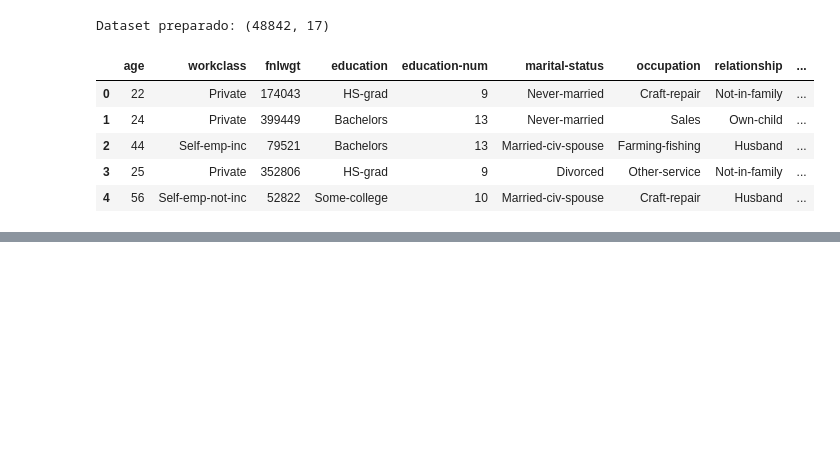
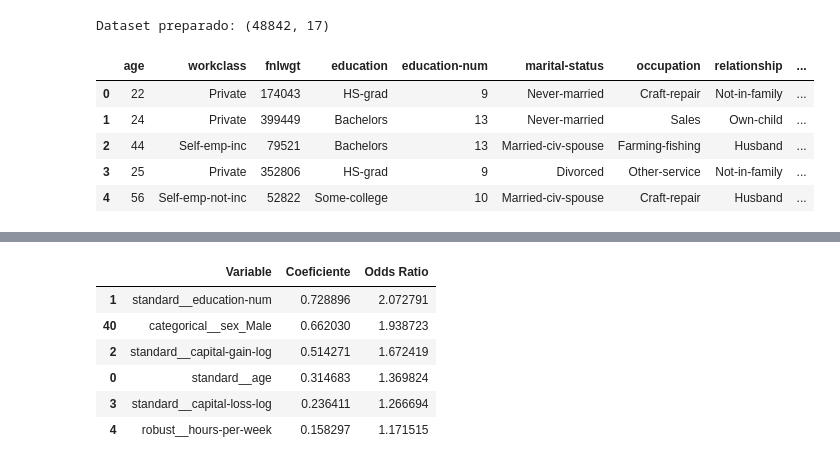
Before and after one commit to nikolevillaloboss/proyecto_final_ml, a Jupyter notebook: notebooks/03_regresion_logistica.ipynb, the cells around one changed output, grey strips where cells are left out. Cells and saved outputs as stored; diff of their text form; code cells hidden in the pictures; blank space fills up the shorter version.

```diff
--- a/notebooks/03_regresion_logistica.ipynb
+++ b/notebooks/03_regresion_logistica.ipynb
@@ -306,0 +426,25 @@ AUC-ROC: 0.8958
+# %%
+# ============================================================
+# Interpretación de variables numéricas y categórica binaria
+# ============================================================
+
+selected_interpretation_variables = [
+    "standard__age",
+    "standard__education-num",
+    "standard__capital-gain-log",
+    "standard__capital-loss-log",
+    "robust__hours-per-week",
+    "categorical__sex_Male"
+]
+
+selected_coef_df = coef_df[coef_df["Variable"].isin(selected_interpretation_variables)].copy()
+
+selected_coef_df
+# %% [output]
+|  | Variable | Coeficiente | Odds Ratio |
+| 1 | standard__education-num | 0.728896 | 2.072791 |
+| 40 | categorical__sex_Male | 0.662030 | 1.938723 |
+| 2 | standard__capital-gain-log | 0.514271 | 1.672419 |
+| 0 | standard__age | 0.314683 | 1.369824 |
+| 3 | standard__capital-loss-log | 0.236411 | 1.266694 |
+| 4 | robust__hours-per-week | 0.158297 | 1.171515 |
```
Also changed, not shown: parts of 6 cells of this notebook, 2 other files.
